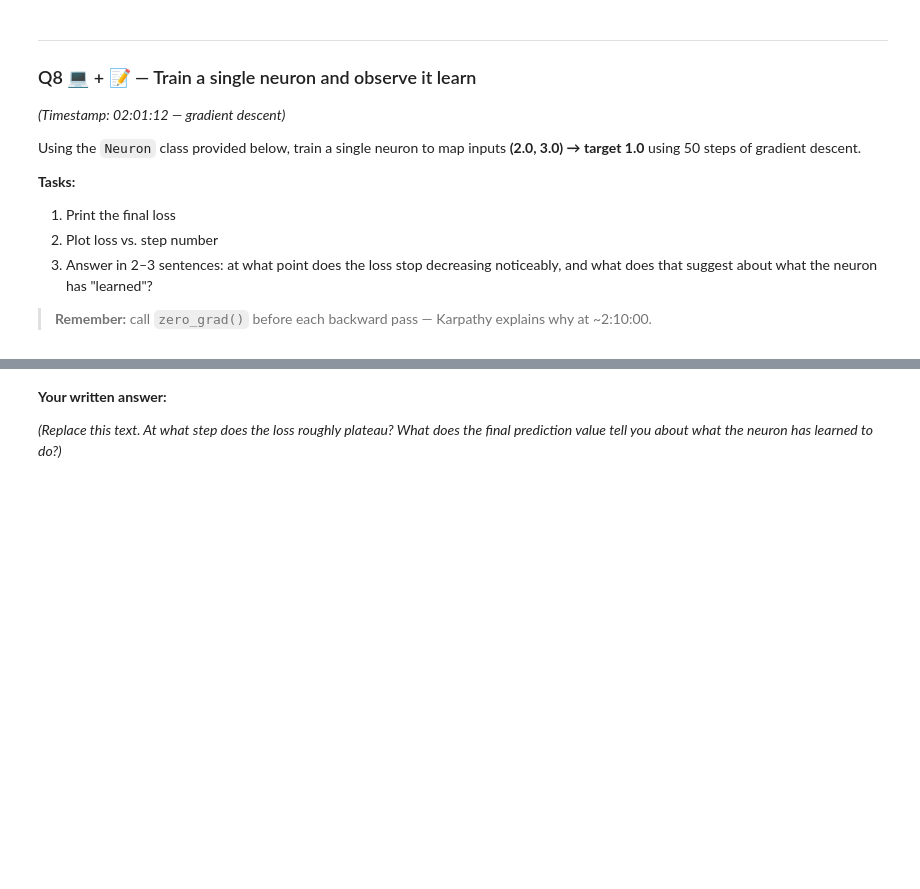
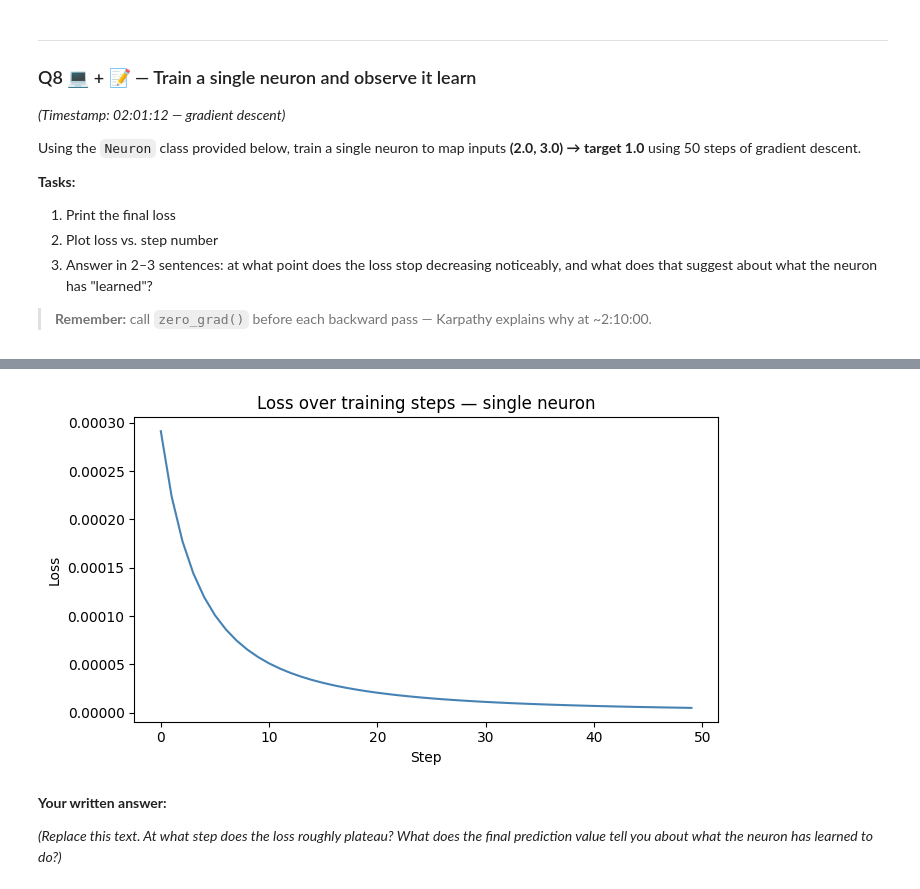
Before and after one commit to Stamatics-NumberstoNeurons/assignment-3-YuvasankarSelvan, a Jupyter notebook: Assignment_3.ipynb, the cells around one changed output, grey strips where cells are left out. Drawn from its saved outputs; the diff is of its cells as text; code cells hidden in the pictures; blank space fills up the shorter version.

```diff
--- a/Assignment_3.ipynb
+++ b/Assignment_3.ipynb
@@ -404,11 +404,11 @@ class Value:
 
     def relu(self):
         # TODO: implement ReLU forward pass
-        # out = Value(???, (self,), 'relu')
-        # def _backward():
-        #     self.grad += ??? * out.grad
-        # out._backward = _backward
-        # return out
+        out = Value( max(0.0,self.data), (self,), 'relu')
+        def _backward():
+            self.grad += (self.data>0) * out.grad
+        out._backward = _backward
+        return out
         raise NotImplementedError("Implement relu() here!")
 
     def backward(self):
@@ -498,20 +505,22 @@ losses = []
 
 for step in range(50):
     # TODO: Forward pass
-    pred = None  # neuron(x1, x2)
+    pred = neuron(x1,x2)  # neuron(x1, x2)
 
     # TODO: Compute MSE loss using Value operations
     # loss = 0.5 * (pred - target)^2
     # Hint: Value supports +, *, and you can use Value(-1) to negate
-    loss = None
+    loss = Value(0.5) * (pred + Value(-1)*target) * (pred + Value(-1)*target)
 
     losses.append(loss.data if loss is not None else float('nan'))
 
     # TODO: Backward pass (remember zero_grad first!)
+    neuron.zero_grad()
+    pred.backward()
 
     # TODO: Update parameters
     for p in neuron.parameters():
-        pass  # p.data -= lr * p.grad
+        p.data += lr * p.grad
 
 print(f"Final loss: {losses[-1]:.6f}")
 print(f"Final prediction: {neuron(x1, x2).data:.4f}  (target was {target})")
@@ -528,3 +538,4 @@ NameError: name 'Value' is not defined
+[figure, added]
 # %% [markdown]
 **Your written answer:**
 
```
Also changed, not shown: parts of 3 cells of this notebook.
